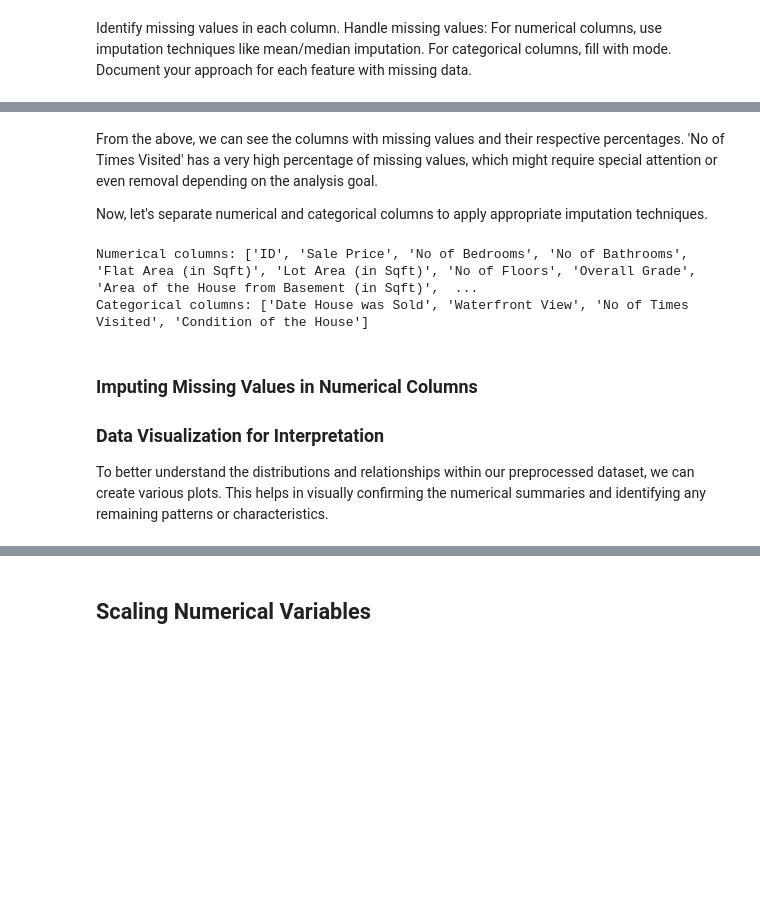
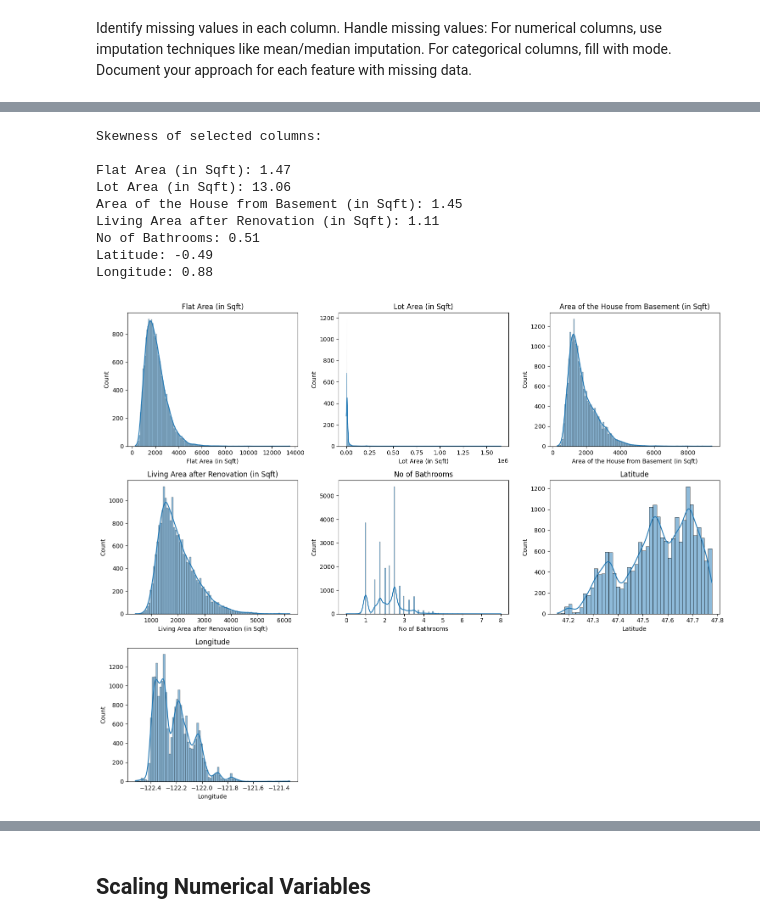
Before and after one commit to Anamikamahi18/ict_dsa_case_studies, a Jupyter notebook: Data_Preprocessing_case_study.ipynb, the cells around one changed output, grey strips where cells are left out. Drawn from its saved outputs; the diff is of its cells as text; code cells hidden in the pictures; blank space fills up the shorter version.

```diff
--- a/Data_Preprocessing_case_study.ipynb
+++ b/Data_Preprocessing_case_study.ipynb
@@ -76,0 +113,4 @@ df[df.duplicated()] # There are no duplicate rows in the dataset
+# %%
+# Removing rows that are identical across all features except ID
+# because ID represents transaction, not unique house record
+df = df.drop_duplicates(subset=df.columns.difference(['ID']))
@@ -126,19 +174,56 @@ display(missing_info[missing_info['Missing Values'] > 0].sort_values(by='% Missi
-# %% [markdown]
-From the above, we can see the columns with missing values and their respective percentages. 'No of Times Visited' has a very high percentage of missing values, which might require special attention or even removal depending on the analysis goal.
-
-Now, let's separate numerical and categorical columns to apply appropriate imputation techniques.
-# %%
-numerical_cols = df.select_dtypes(include=['int64', 'float64']).columns
-categorical_cols = df.select_dtypes(include=['object']).columns
-
-print(f"Numerical columns: {list(numerical_cols)}")
-print(f"Categorical columns: {list(categorical_cols)}")
-# %% [output]
-Numerical columns: ['ID', 'Sale Price', 'No of Bedrooms', 'No of Bathrooms', 'Flat Area (in Sqft)', 'Lot Area (in Sqft)', 'No of Floors', 'Overall Grade', 'Area of the House from Basement (in Sqft)',  ...
-Categorical columns: ['Date House was Sold', 'Waterfront View', 'No of Times Visited', 'Condition of the House']
-# %% [markdown]
-### Imputing Missing Values in Numerical Columns
-
-### Data Visualization for Interpretation
-
-To better understand the distributions and relationships within our preprocessed dataset, we can create various plots. This helps in visually confirming the numerical summaries and identifying any remaining patterns or characteristics.
+# %%
+# ===============================
+# 2. DROP HIGHLY MISSING COLUMN
+# ===============================
+# ~90% missing then it is not useful
+df = df.drop(columns=['No of Times Visited'])
+# %%
+# ===============================
+# 3. HANDLE TARGET VARIABLE
+# ===============================
+# Never impute target, so drop missing rows
+df = df[df['Sale Price'].notnull()]
+# %%
+# ===============================
+# 4. CHECK DISTRIBUTION + SKEWNESS (WITH SUBPLOTS)
+# ===============================
+columns_to_check = [
+    'Flat Area (in Sqft)',
+    'Lot Area (in Sqft)',
+    'Area of the House from Basement (in Sqft)',
+    'Living Area after Renovation (in Sqft)',
+    'No of Bathrooms',
+    'Latitude',
+    'Longitude'
+]
+
+print("Skewness of selected columns:\n")
+
+# Create subplots
+fig, axes = plt.subplots(3, 3, figsize=(15, 12))
+axes = axes.flatten()
+
+for i, col in enumerate(columns_to_check):
+    skew_val = df[col].skew()
+    print(f"{col}: {skew_val:.2f}")
+
+    sns.histplot(df[col], kde=True, ax=axes[i])
+    axes[i].set_title(f"{col}")
+
+# Remove empty subplots
+for j in range(i + 1, len(axes)):
+    fig.delaxes(axes[j])
+
+plt.tight_layout()
+plt.show()
+# %% [output]
+Skewness of selected columns:
+
+Flat Area (in Sqft): 1.47
+Lot Area (in Sqft): 13.06
+Area of the House from Basement (in Sqft): 1.45
+Living Area after Renovation (in Sqft): 1.11
+No of Bathrooms: 0.51
+Latitude: -0.49
+Longitude: 0.88
+[figure, added]
```
Also changed, not shown: parts of 77 cells of this notebook.
